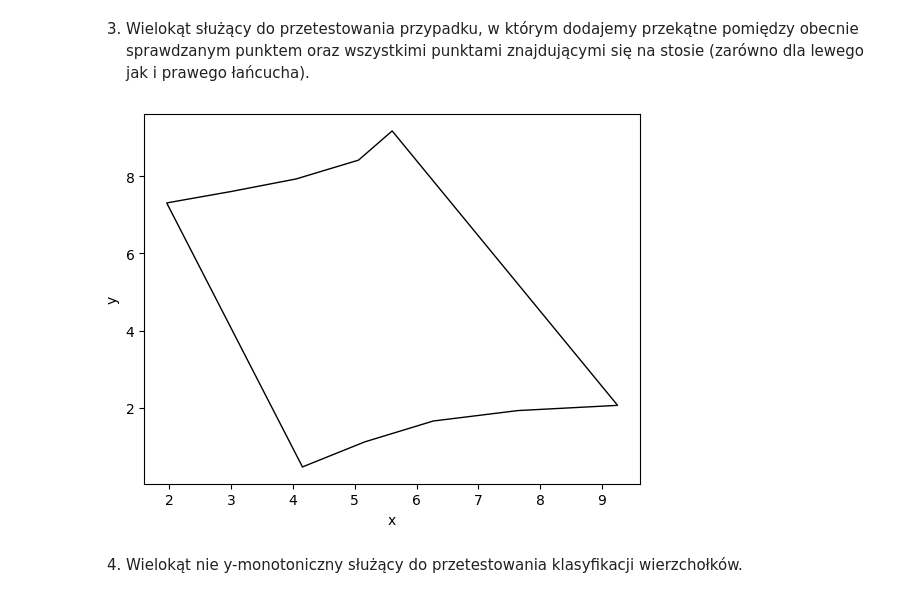
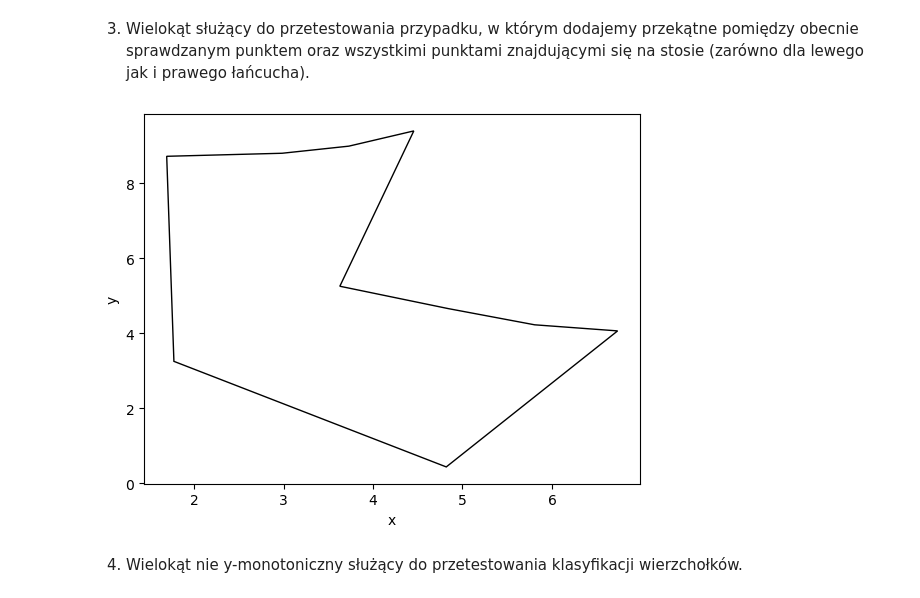
Before and after one commit to WSm-77/geometric_algorithms, a Jupyter notebook: lab3/main.ipynb, the cells around one changed output. Drawn from its saved outputs; the diff is of its cells as text; code cells hidden in the pictures.

```diff
--- a/lab3/main.ipynb
+++ b/lab3/main.ipynb
@@ -265,21 +265,21 @@ draw_polygon(polygonTest2)
 [figure]
 # %% [markdown]
 3. Wielokąt służący do przetestowania przypadku, w którym dodajemy przekątne pomiędzy obecnie sprawdzanym punktem oraz wszystkimi punktami znajdującymi się na stosie (zarówno dla lewego jak i prawego łańcucha).
-# %%
-polygonTest3 = [(np.float64(5.60483870967742), np.float64(9.177489177489178)),
-                (np.float64(5.060483870967742), np.float64(8.41991341991342)),
-                (np.float64(4.05241935483871), np.float64(7.932900432900434)),
-                (np.float64(3.0040322580645165), np.float64(7.60822510822511)),
-                (np.float64(1.9556451612903225), np.float64(7.3106060606060606)),
-                (np.float64(4.153225806451612), np.float64(0.46536796536796543)),
-                (np.float64(5.161290322580646), np.float64(1.1147186147186146)),
-                (np.float64(6.27016129032258), np.float64(1.655844155844156)),
-                (np.float64(7.641129032258064), np.float64(1.9264069264069263)),
-                (np.float64(9.254032258064516), np.float64(2.061688311688312))]
-
-draw_polygon(polygonTest3)
-# %% [output]
-[figure, removed]
+# %%
+polygonTest3 = [(np.float64(4.455645161290322), np.float64(9.393939393939394)),
+                (np.float64(3.7298387096774195), np.float64(8.988095238095239)),
+                (np.float64(2.9838709677419355), np.float64(8.7987012987013)),
+                (np.float64(1.693548387096774), np.float64(8.717532467532468)),
+                (np.float64(1.774193548387097), np.float64(3.2521645021645025)),
+                (np.float64(4.818548387096774), np.float64(0.4383116883116882)),
+                (np.float64(6.733870967741934), np.float64(4.063852813852814)),
+                (np.float64(5.806451612903226), np.float64(4.226190476190476)),
+                (np.float64(4.838709677419354), np.float64(4.659090909090909)),
+                (np.float64(3.6290322580645165), np.float64(5.254329004329005))]
+
+draw_polygon(polygonTest3)
+# %% [output]
+[figure, added]
 # %% [markdown]
 4. Wielokąt nie y-monotoniczny służący do przetestowania klasyfikacji wierzchołków.
 # %%
```
Also changed, not shown: parts of 9 cells of this notebook.
